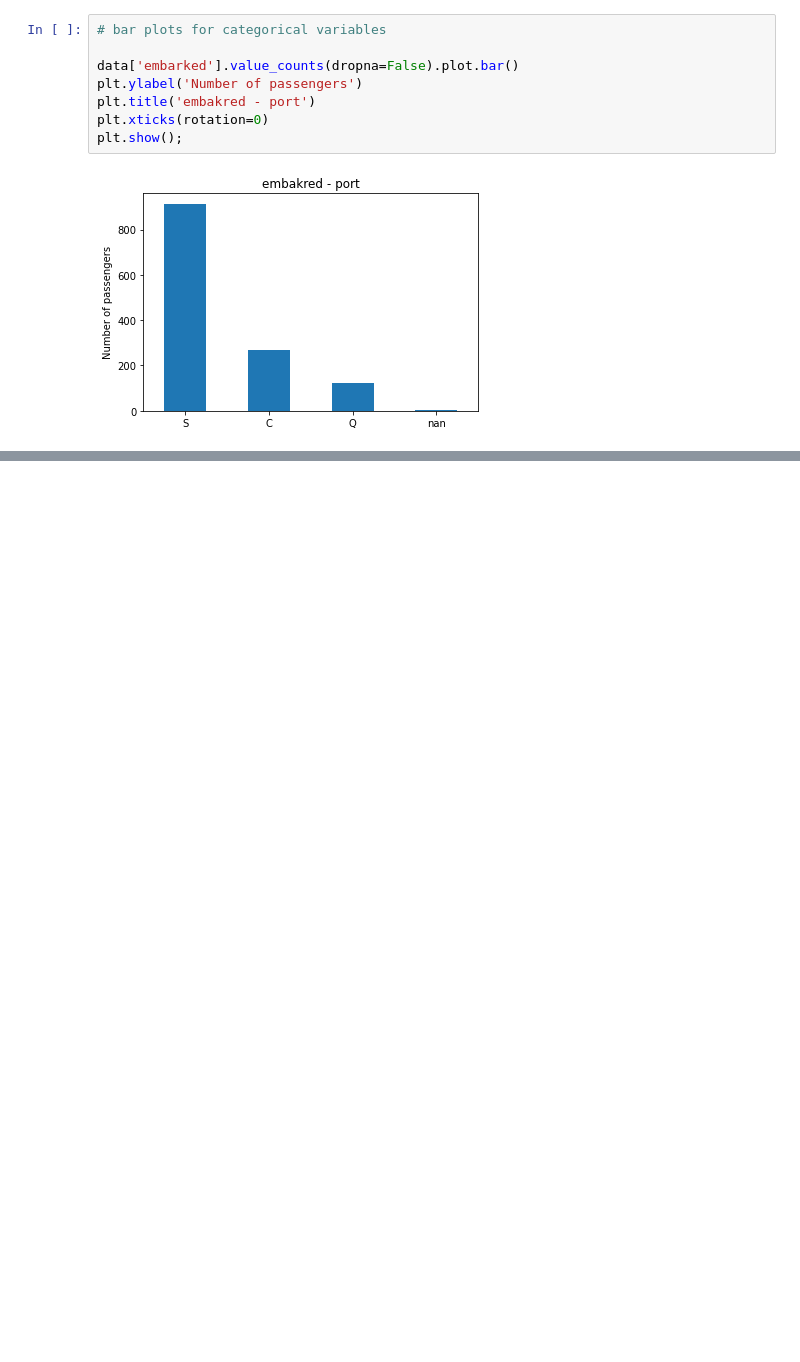
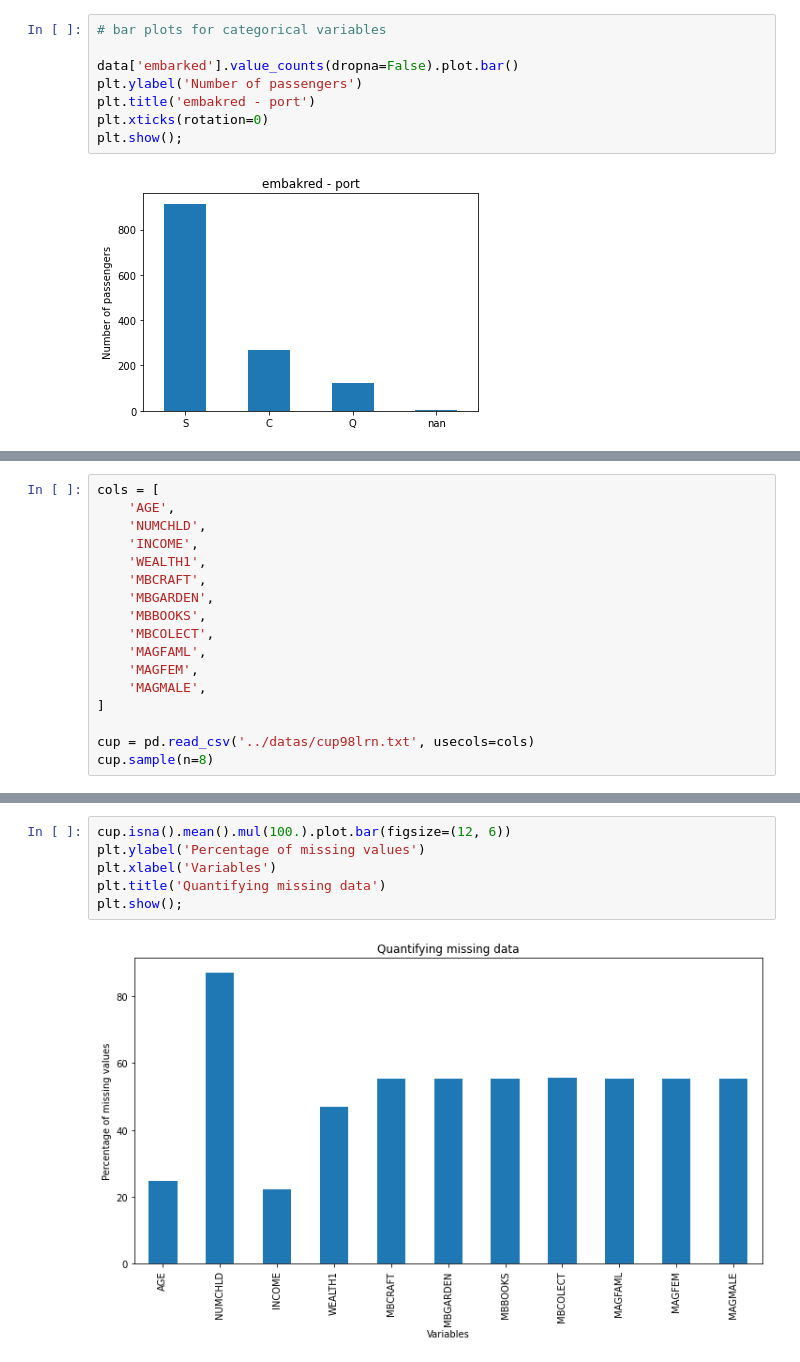
Before and after one commit to dajebbar/feature_engineering, a Jupyter notebook: python_fe/Lec-1.ipynb, the cells around one changed output, grey strips where cells are left out. Cells and saved outputs as stored; diff of their text form; blank space fills up the shorter version.

```diff
--- a/python_fe/Lec-1.ipynb
+++ b/python_fe/Lec-1.ipynb
@@ -101,0 +110,17 @@ plt.show();
+# %%
+cols = [
+    'AGE',
+    'NUMCHLD',
+    'INCOME',
+    'WEALTH1',
+    'MBCRAFT',
+    'MBGARDEN',
+    'MBBOOKS',
+    'MBCOLECT',
+    'MAGFAML',
+    'MAGFEM',
+    'MAGMALE',
+]
+
+cup = pd.read_csv('../datas/cup98lrn.txt', usecols=cols)
+cup.sample(n=8)
@@ -101,0 +156,8 @@ plt.show();
+# %%
+cup.isna().mean().mul(100.).plot.bar(figsize=(12, 6))
+plt.ylabel('Percentage of missing values')
+plt.xlabel('Variables')
+plt.title('Quantifying missing data')
+plt.show();
+# %% [output]
+[figure, added]
```
Also changed, not shown: parts of 27 cells of this notebook.
